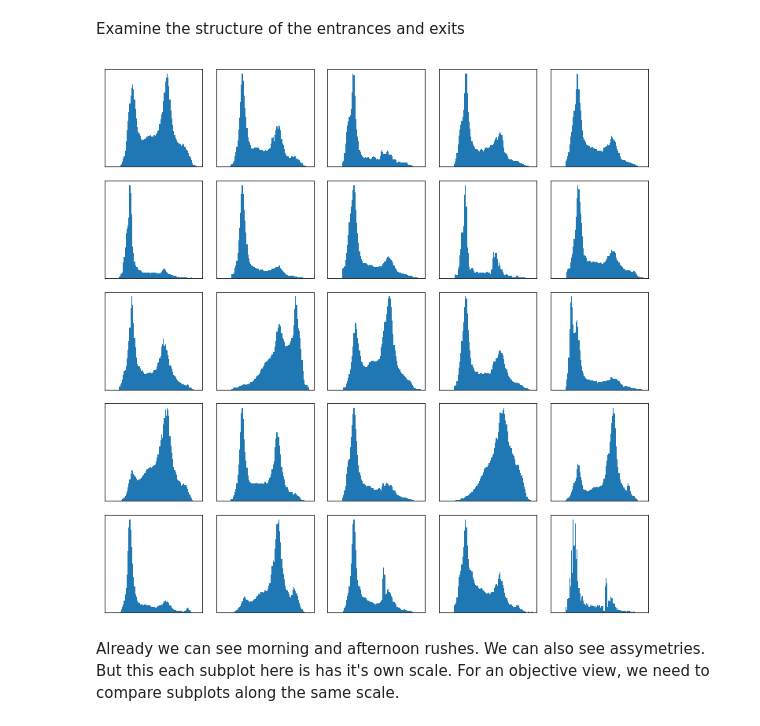
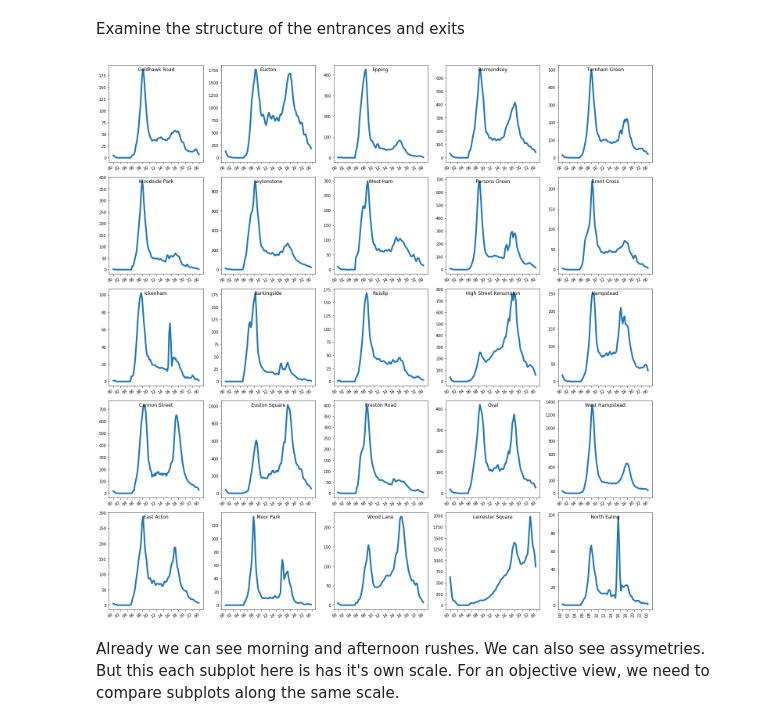
Before and after one commit to itko/cities, a Jupyter notebook: notebooks/london.ipynb, the cells around one changed output. Saved outputs shown, nothing was run; the diff lists cells and outputs as text; code cells hidden in the pictures.

```diff
--- a/notebooks/london.ipynb
+++ b/notebooks/london.ipynb
@@ -17,3 +18,6 @@ counts_en = pd.read_csv('/Users/itto/Downloads/counts/En17week.csv', skiprows=6)
 counts_ex = pd.read_csv('/Users/itto/Downloads/counts/Ex17week.csv', skiprows=6).set_index(' Station')
 # %%
 time_columns = counts_en.columns[4:-8]
+# %%
+data_en = counts_en.loc[:, time_columns].T
+data_ex = counts_ex.loc[:, time_columns].T
@@ -20,23 +36,23 @@ time_columns = counts_en.columns[4:-8]
+# %% [markdown]
+Examine the structure of the entrances and exits
 # %%
 MONTAGE_SIZE = 5
 # %%
-data_en = counts_en.loc[:, time_columns]
-data_plot_en = data_en.sample(MONTAGE_SIZE**2, random_state=44)
-data_ex = counts_ex.loc[:, time_columns]
-data_plot_ex = data_ex.sample(MONTAGE_SIZE**2, random_state=44)
+data_plot_en = data_en.sample(MONTAGE_SIZE**2, random_state=23, axis=1)
+data_plot_ex = data_ex.sample(MONTAGE_SIZE**2, random_state=23, axis=1)
-# %% [markdown]
-Examine the structure of the entrances and exits
 # %%
-f, axes = plt.subplots(MONTAGE_SIZE,MONTAGE_SIZE,figsize=(10,10), sharey=False, sharex=True)
+f, axes = plt.subplots(MONTAGE_SIZE,MONTAGE_SIZE,figsize=(20,20), sharey=False, sharex=False)
 for i in range(MONTAGE_SIZE**2):
     ax = axes.flatten()[i]
-    ax.bar(data_plot_en.iloc[i].index, data_plot_en.iloc[i].values, width=-1, align='edge')
-    ax.set_yticks([])
-    ax.set_xticks([])
+    data_plot_en.iloc[:,i].plot(color='C0', ax=ax, lw=4)
+    ax.xaxis.set_major_locator(mdates.HourLocator(interval=2))
+    ax.xaxis.set_major_formatter(mdates.DateFormatter('%H'))
+    ax.set_title(data_plot_en.columns[i],pad=-15)
+plt.xticks(rotation=90)
 plt.tight_layout()
 plt.show()
 # %% [output]
-[figure, old version]
+[figure, new version]
 # %% [markdown]
 Already we can see morning and afternoon rushes. We can also see assymetries. But this each subplot here is has it's own scale. For an objective view, we need to compare subplots along the same scale.
 # %%
```
Also changed, not shown: parts of 23 cells of this notebook.
